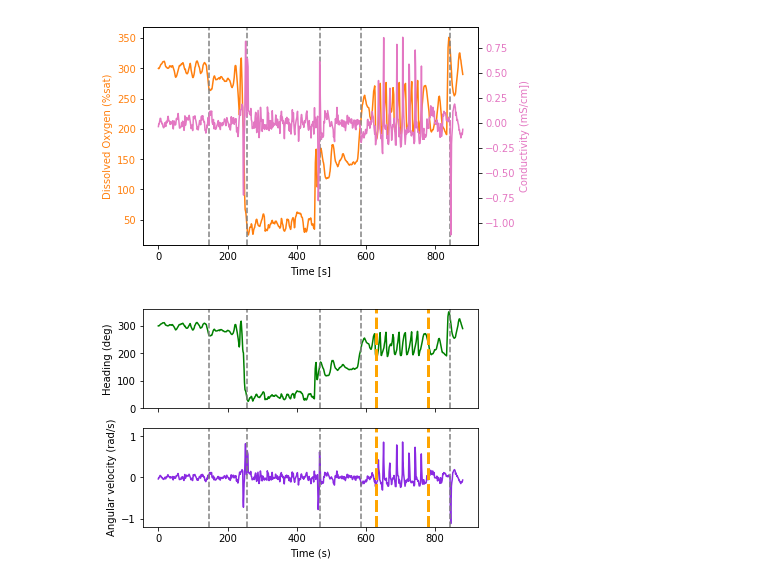
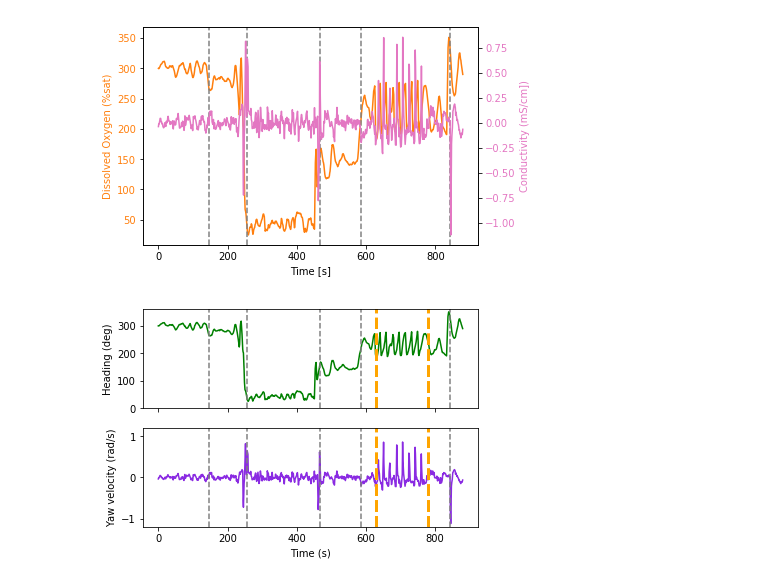
Before and after one commit to dartmouthrobotics/epscor_asv_data_analysis, a Jupyter notebook: Jupyter_notebook/ISER2021/Path 3/20200805-Sunapee-path3-Passingboat.ipynb, the cells around one changed output. Drawn from its saved outputs; the diff is of its cells as text; code cells hidden in the pictures.

```diff
--- a/Jupyter_notebook/ISER2021/Path 3/20200805-Sunapee-path3-Passingboat.ipynb
+++ b/Jupyter_notebook/ISER2021/Path 3/20200805-Sunapee-path3-Passingboat.ipynb
@@ -330,30 +330,30 @@ plt.show()
 # %%
 fig, (ax1, ax2) = plt.subplots(2)
 #fig.suptitle('Vertically stacked subplots')
 ax1.plot(standardized_time, compass_heading, color='green')
 ax1.tick_params(axis='y')
 ax1.tick_params(labelbottom=False)
 ax1.set_ylim([0, 360])
 ax1.set_ylabel('Heading (deg)')
 
 ax2.plot(standardized_time, angular_z, color='blueviolet')
 ax2.set_ylim([-1.2, 1.2])
 ax2.set_xlabel('Time (s)')
-ax2.set_ylabel('Angular velocity (rad/s)')
+ax2.set_ylabel('Yaw velocity (rad/s)')
 
 axis = (ax1, ax2)
 for wp in standardized_time2:
     for each in axis:
         each.axvline(x=wp, color='gray', linestyle='--')
         each.axvline(x=630, color='orange', linestyle='--', LineWidth=3)
         each.axvline(x=780, color='orange', linestyle='--', LineWidth=3)
 
 #ax1.axvline(x=630, color='orange', linestyle='--', LineWidth=3)
 #ax1.axvline(x=780, color='orange', linestyle='--', LineWidth=3)
 #ax2.axvline(x=630, color='orange', linestyle='--', LineWidth=3)
 #ax2.axvline(x=780, color='orange', linestyle='--', LineWidth=3)
 
 plt.show()
 fig.savefig('0805-boateffect-prioceptive.pdf', bbox_inches ='tight')
 # %% [output]
-[figure, old version]
+[figure, new version]
```
Also changed, not shown: 57 other files.
